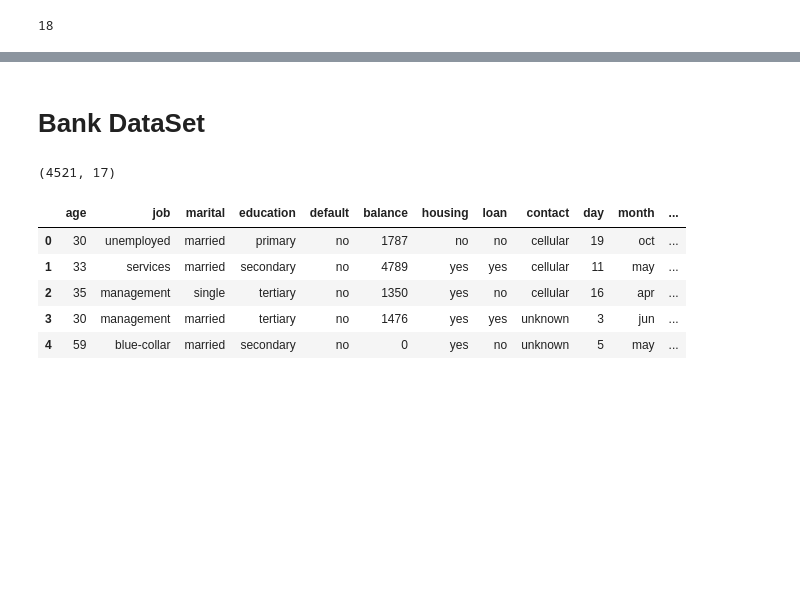
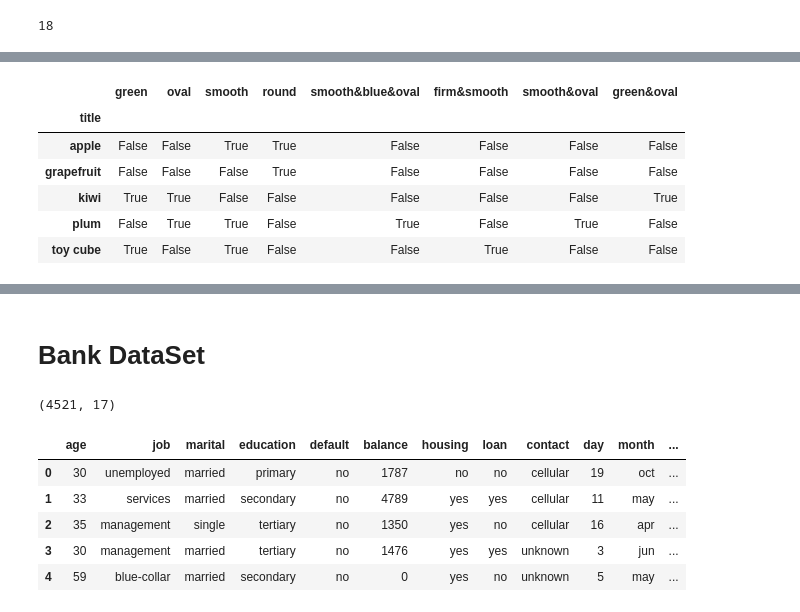
Before and after one commit to EgorDudyrev/FCA_BB_interpret, a Jupyter notebook: notebooks/2020.01.27-Implications_And_Hypotheses.ipynb, the cells around one changed output, grey strips where cells are left out. Cells and saved outputs as stored; diff of their text form; code cells hidden in the pictures; blank space fills up the shorter version.

Commit message:
Add monotonic concepts for hypotheses

```diff
--- a/notebooks/2020.01.27-Implications_And_Hypotheses.ipynb
+++ b/notebooks/2020.01.27-Implications_And_Hypotheses.ipynb
@@ -121,0 +223,5 @@ len(fm._concepts)
+# %%
+for c in sorted(fm_mango._concepts, key=lambda c: c._idx):
+    if c._y_pred_mean is None:
+        continue
+    print(f"{c._idx}: {','.join(c._intent)} -> {c._y_pred_mean:.2f}")
@@ -121,0 +250,3 @@ len(fm._concepts)
+# %%
+for c in sorted(fm_mango._concepts, key=lambda c: c._idx):
+    print(f"{c._idx}: {','.join(c._intent)} -> {c._y_pred_mean:.2f}")
@@ -122,22 +265,15 @@ len(fm._concepts)
 # %%
 improv_metric = 'y_pred'
-to_see = range(len(fm._concepts)-1,0,-1)
+to_see = range(len(fm_mango._concepts)-1,0,-1)
 for c_id in to_see:
-    c = fm.get_concept_by_id(c_id)
+    c = fm_mango.get_concept_by_id(c_id)
     if len(c.get_extent())==0:
-        fm.delete_concept(c_id)
+        fm_mango.delete_concept(c_id)
         continue
 
-    upns = c._up_neighbs
-    if len(upns)>0:
-        flg = True
-        for upn_id in upns:
-            upn = fm.get_concept_by_id(upn_id)
-            upn_val = dict({'y_true':upn._y_true_mean, 'y_pred':upn._y_pred_mean}, **upn._metrics)[improv_metric]
-            c_val = dict({'y_true':c._y_true_mean, 'y_pred':c._y_pred_mean}, **c._metrics)[improv_metric]
-            if not (c_val==upn_val and c_val in [0,1]):#if abs(c_val-upn_val)<=eps:
-                flg = False
+    lns = c._low_neighbs
+    c_val = dict({'y_true':c._y_true_mean, 'y_pred':c._y_pred_mean}, **c._metrics)[improv_metric]
+    if len(lns)==0 and c_val not in [0,1]:
+        fm_mango.delete_concept(c_id)
 
-        if flg:
-            #print(c_id, upn_id)
-            fm.delete_concept(c_id)
+fm_mango.construct_lattice()
@@ -151,0 +326,19 @@ fig1 = fm.get_plotly_fig(level_sort='all', sort_by='y_pred',
+# %%
+def get_context_by_concepts(fm, base_ds):
+    agg_ds = pd.DataFrame()
+    for f in [c._intent[0] for c in fm._concepts if len(c._intent)==1]:
+        agg_ds[f] = base_ds[f]
+    for fs in [c._intent for c in fm._concepts if len(c._intent)>1]:
+        agg_ds['&'.join(fs)] = base_ds[fs].sum(1)==len(fs)
+    return agg_ds
+# %%
+mango_agg_bin_ds = get_context_by_concepts(fm_mango, mango_bin_ds)
+mango_agg_bin_ds.head()
+# %% [output]
+|  | green | oval | smooth | round | smooth&blue&oval | firm&smooth | smooth&oval | green&oval |
+| title |  |  |  |  |  |  |  |  |
+| apple | False | False | True | True | False | False | False | False |
+| grapefruit | False | False | False | True | False | False | False | False |
+| kiwi | True | True | False | False | False | False | False | True |
+| plum | False | True | True | False | True | False | True | False |
+| toy cube | True | False | True | False | False | True | False | False |
```
Also changed, not shown: parts of 76 cells of this notebook, 1 other file.
